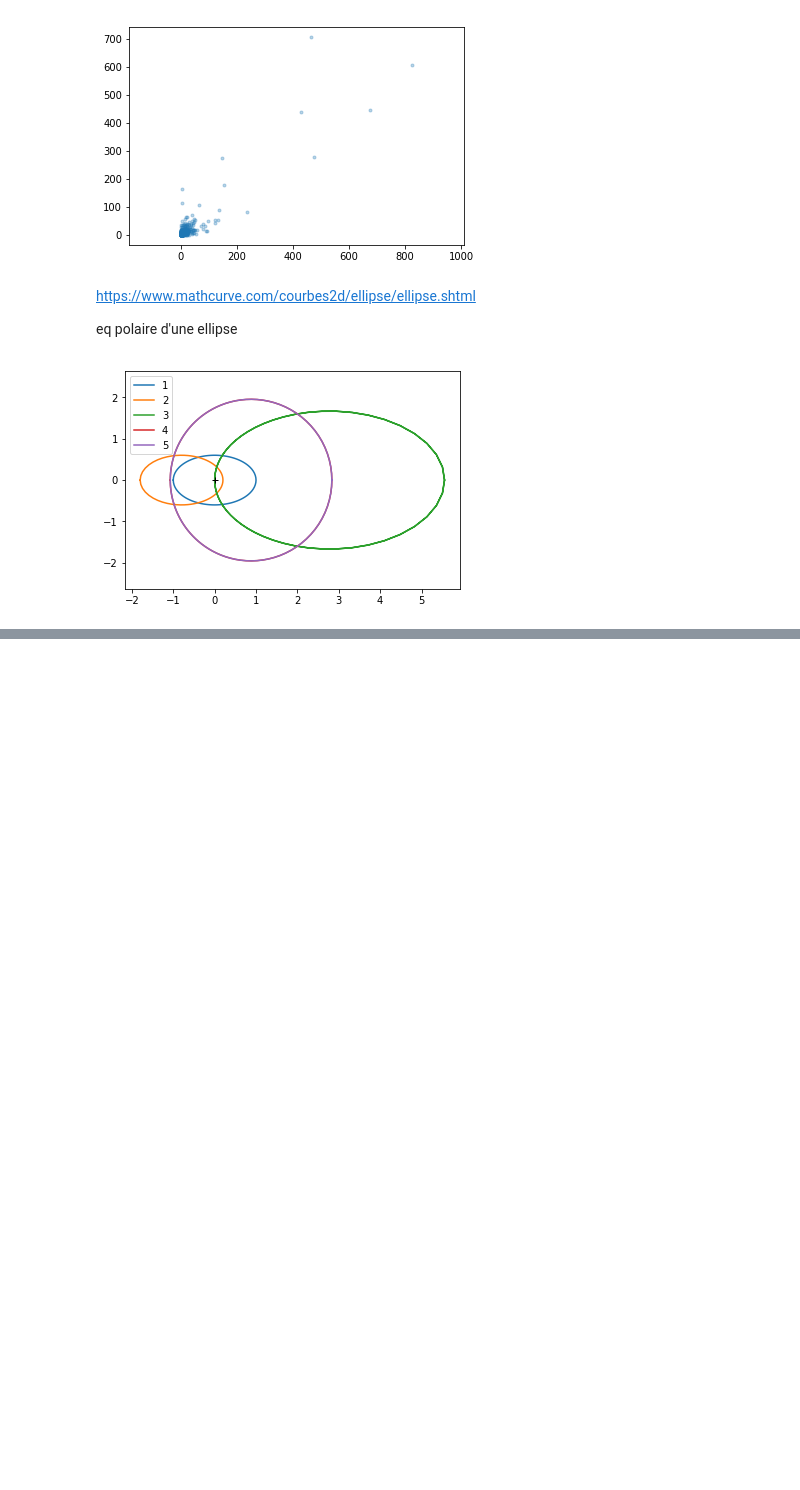
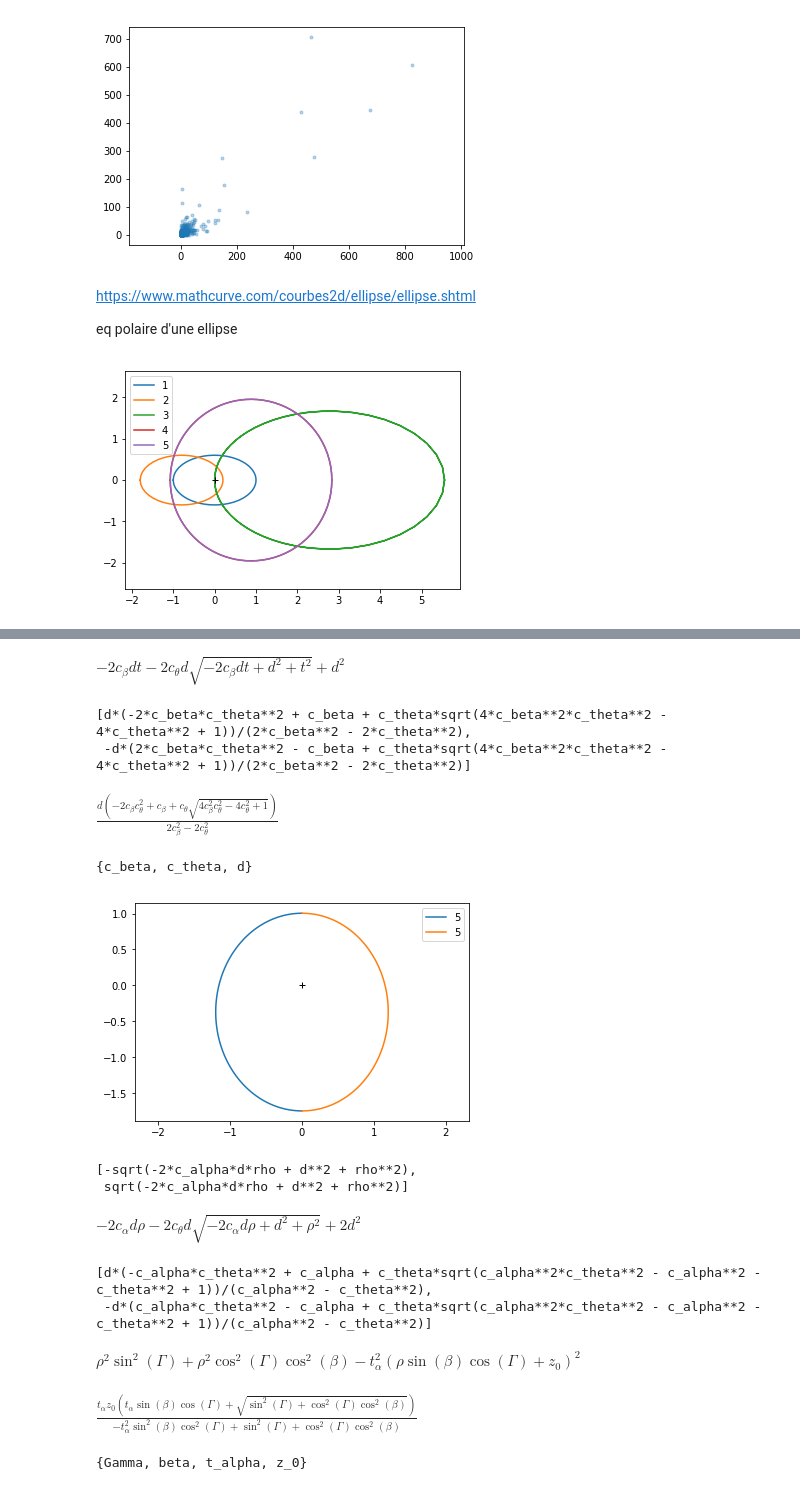
Before and after one commit to xdze2/CuNb, a Jupyter notebook: ray_tracing_vector.ipynb, the cells around one changed output, grey strips where cells are left out. Drawn from its saved outputs; the diff is of its cells as text; code cells hidden in the pictures; blank space fills up the shorter version.

```diff
--- a/ray_tracing_vector.ipynb
+++ b/ray_tracing_vector.ipynb
@@ -145,0 +159,40 @@ ImportError: No module named 'sympy'
+# %%
+eq = d**2 - 2*t*d*c_beta - 2*d*c_theta*sp.sqrt(t**2 + d**2 - 2*t*d*c_beta)
+eq
+# %% [output]
+$\displaystyle - 2 c_{\beta} d t - 2 c_{\theta} d \sqrt{- 2 c_{\beta} d t + d^{2} + t^{2}} + d^{2}$
+# %%
+sol = sp.solve(eq, t)
+# %%
+sol
+# %% [output]
+[d*(-2*c_beta*c_theta**2 + c_beta + c_theta*sqrt(4*c_beta**2*c_theta**2 - 4*c_theta**2 + 1))/(2*c_beta**2 - 2*c_theta**2),
+ -d*(2*c_beta*c_theta**2 - c_beta + c_theta*sqrt(4*c_beta**2*c_theta**2 - 4*c_theta**2 + 1))/(2*c_beta**2 - 2*c_theta**2)]
+# %%
+sol[0]
+# %% [output]
+$\displaystyle \frac{d \left(- 2 c_{\beta} c_{\theta}^{2} + c_{\beta} + c_{\theta} \sqrt{4 c_{\beta}^{2} c_{\theta}^{2} - 4 c_{\theta}^{2} + 1}\right)}{2 c_{\beta}^{2} - 2 c_{\theta}^{2}}$
+# %%
+sol[1].free_symbols
+# %% [output]
+{c_beta, c_theta, d}
+# %%
+sol0 = sp.lambdify((c_alpha, c_theta, d), sol[0], 'numpy')
+sol1 = sp.lambdify((c_alpha, c_theta, d), sol[1], 'numpy')
+# %%
+d_val = 2
+theta_0 = 30 *np.pi/180
+alpha_min = 25*np.pi/180
+
+gamma = np.linspace(-np.pi/2, +np.pi/2, 120)
+cosAlpha = np.sin(alpha_min) * np.sin(gamma)
+rho_4 = sol0(cosAlpha, np.cos(theta_0), d_val)
+rho_5 = sol1(cosAlpha, np.cos(theta_0), d_val)
+# %%
+plt.plot(*get_xy(gamma, rho_4), label='5');
+plt.plot(*get_xy(gamma, rho_5), label='5');
+
+plt.axis('equal'); plt.legend();
+plt.plot(0, 0, '+k');
+# %% [output]
+[figure, added]
@@ -145,0 +205,17 @@ ImportError: No module named 'sympy'
+# %%
+sol_a = sp.solve(eqs[1], a)
+sol_a
+# %% [output]
+[-sqrt(-2*c_alpha*d*rho + d**2 + rho**2),
+ sqrt(-2*c_alpha*d*rho + d**2 + rho**2)]
+# %%
+eq = eqs[0].subs(a, sol_a[1])
+eq
+# %% [output]
+$\displaystyle - 2 c_{\alpha} d \rho - 2 c_{\theta} d \sqrt{- 2 c_{\alpha} d \rho + d^{2} + \rho^{2}} + 2 d^{2}$
+# %%
+sol = sp.solve(eq, rho)
+sol
+# %% [output]
+[d*(-c_alpha*c_theta**2 + c_alpha + c_theta*sqrt(c_alpha**2*c_theta**2 - c_alpha**2 - c_theta**2 + 1))/(c_alpha**2 - c_theta**2),
+ -d*(c_alpha*c_theta**2 - c_alpha + c_theta*sqrt(c_alpha**2*c_theta**2 - c_alpha**2 - c_theta**2 + 1))/(c_alpha**2 - c_theta**2)]
@@ -145,0 +233,4 @@ ImportError: No module named 'sympy'
+# %%
+eq
+# %% [output]
+$\displaystyle \rho^{2} \sin^{2}{\left(\Gamma \right)} + \rho^{2} \cos^{2}{\left(\Gamma \right)} \cos^{2}{\left(\beta \right)} - t_{\alpha}^{2} \left(\rho \sin{\left(\beta \right)} \cos{\left(\Gamma \right)} + z_{0}\right)^{2}$
@@ -145,0 +239,8 @@ ImportError: No module named 'sympy'
+# %%
+sp.simplify(sol[1])
+# %% [output]
+$\displaystyle \frac{t_{\alpha} z_{0} \left(t_{\alpha} \sin{\left(\beta \right)} \cos{\left(\Gamma \right)} + \sqrt{\sin^{2}{\left(\Gamma \right)} + \cos^{2}{\left(\Gamma \right)} \cos^{2}{\left(\beta \right)}}\right)}{- t_{\alpha}^{2} \sin^{2}{\left(\beta \right)} \cos^{2}{\left(\Gamma \right)} + \sin^{2}{\left(\Gamma \right)} + \cos^{2}{\left(\Gamma \right)} \cos^{2}{\left(\beta \right)}}$
+# %%
+sol[1].free_symbols
+# %% [output]
+{Gamma, beta, t_alpha, z_0}
```
Also changed, not shown: parts of 13 cells of this notebook.
